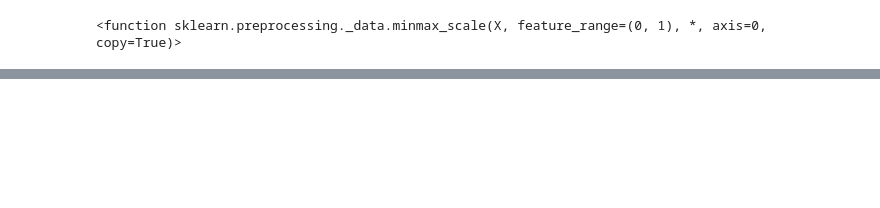
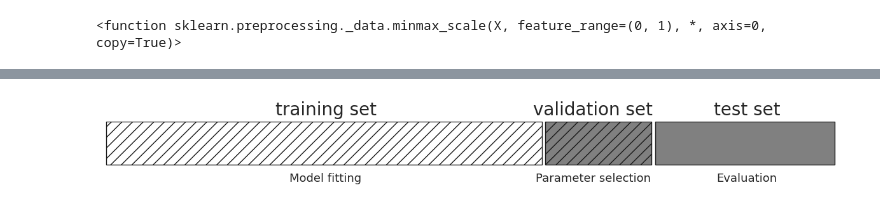
Before and after one commit to kms070423/-, a Jupyter notebook: homework_iris_202610504김민서.ipynb, the cells around one changed output, grey strips where cells are left out. Saved outputs shown, nothing was run; the diff lists cells and outputs as text; code cells hidden in the pictures; blank space fills up the shorter version.

```diff
--- a/homework_iris_202610504김민서.ipynb
+++ b/homework_iris_202610504김민서.ipynb
@@ -210,0 +236,7 @@ minmax_scale
+# %%
+import seaborn as sns
+sns.set_theme(style="ticks")
+data = sns.load_dataset("tips")
+
+sns.jointplot(['sepal length (cm)', 'sepal width (cm)', 'petal length (cm)',
+       'petal width (cm)'])
@@ -210,0 +384,5 @@ minmax_scale
+# %%
+import mglearn
+mglearn.plots.plot_threefold_split()
+# %% [output]
+[figure, added]
```
Also changed, not shown: parts of 47 cells of this notebook.
